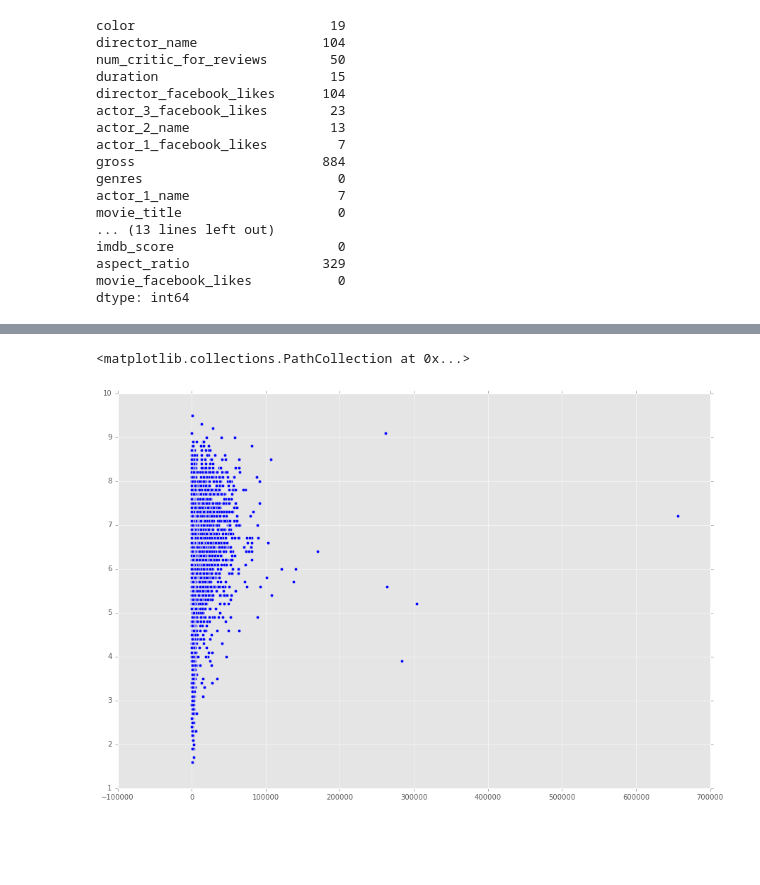
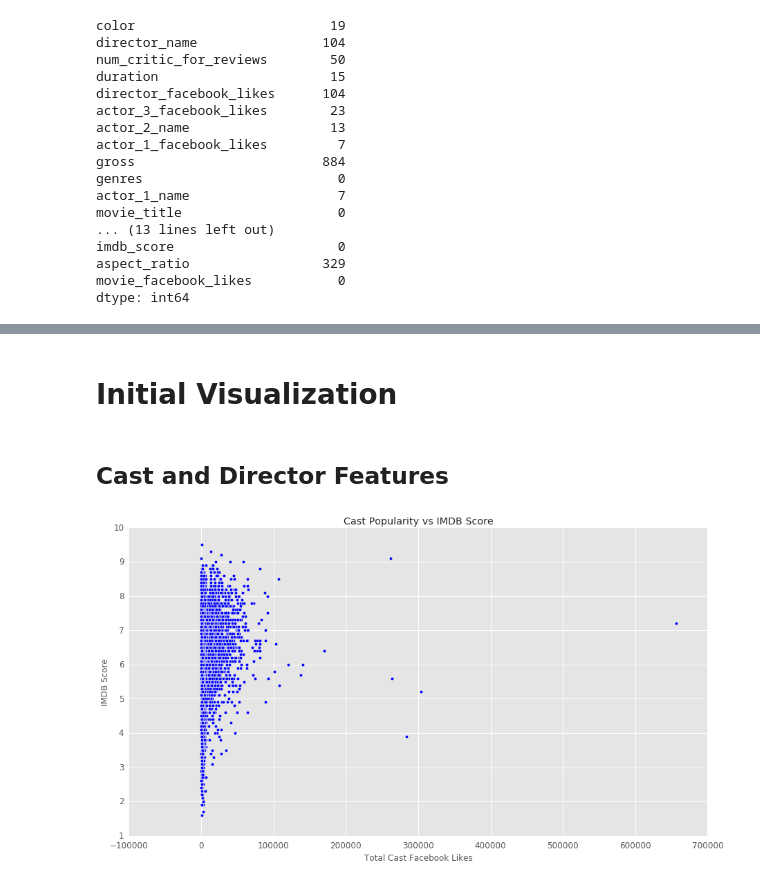
Before and after one commit to phayv/Data-Science-ML-Projects, a Jupyter notebook: Current Project MOVIES/main.ipynb, the cells around one changed output, grey strips where cells are left out. Saved outputs shown, nothing was run; the diff lists cells and outputs as text; code cells hidden in the pictures; blank space fills up the shorter version.

Commit message:
added visualizations

```diff
--- a/Current Project MOVIES/main.ipynb
+++ b/Current Project MOVIES/main.ipynb
@@ -75,11 +63,0 @@ df[df['actor_1_facebook_likes'].isnull()][['movie_title','actor_1_name','actor_2
-# %%
-temp_df = df.copy()
-temp_df.sort(inplace = True)
-
-temp_df
-
-plt.figure(figsize = (15,10))
-plt.scatter(temp_df['cast_total_facebook_likes'],temp_df['imdb_score'])
-# %% [output]
-<matplotlib.collections.PathCollection at 0x...>
-[figure, removed]
@@ -85,0 +78,33 @@ plt.scatter(temp_df['cast_total_facebook_likes'],temp_df['imdb_score'])
+# %%
+"""
+Quick Clean
+"""
+df = df.drop_duplicates(['movie_title'])
+df_clean = df[['budget', 'genres', 'gross', 'title_year']].dropna()
+
+df_genre = pd.DataFrame(columns = ['genre', 'cgenres', 'budget', 'gross', 'year'])
+
+df_clean.apply(genreRemap, axis = 1)
+df_genre['year'] = df_genre['year'].astype(np.int16)
+df_genre = df_genre[['genre', 'budget', 'gross', 'year', 'cgenres']]
+# %% [markdown]
+# Initial Visualization
+# %% [markdown]
+## Cast and Director Features
+# %%
+"""
+ACTORS 1,2,3 TOGETHER:
+
+For less than 200,000 likes, it seems the higher popularity the higher the IMDB score.
+Sporatic for higher popularity, which isn't what we'd expect.
+"""
+plt.figure(figsize = (15,8))
+plt.title('Cast Popularity vs IMDB Score')
+plt.xlabel('Total Cast Facebook Likes')
+plt.ylabel('IMDB Score')
+plt.scatter(df['cast_total_facebook_likes'],df['imdb_score'])
+plt.tick_params(which = 'both', labelsize= 12)
+
+plt.show()
+# %% [output]
+[figure, added]
```
Also changed, not shown: parts of 11 cells of this notebook.
